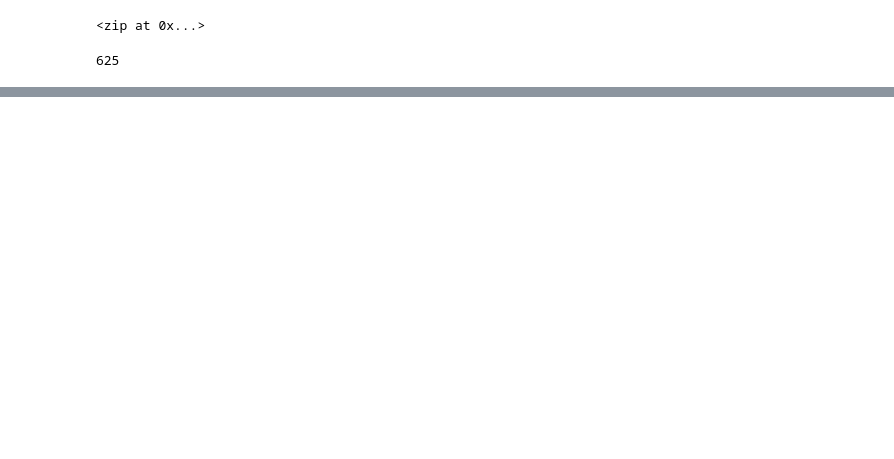
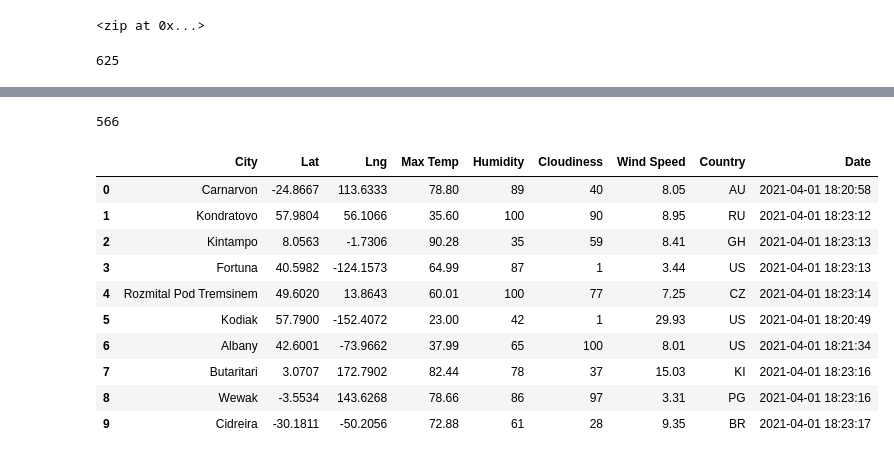
Before and after one commit to jackogross123/World_Weather_Analysis, a Jupyter notebook: WeatherPy.ipynb, the cells around one changed output, grey strips where cells are left out. Drawn from its saved outputs; the diff is of its cells as text; code cells hidden in the pictures; blank space fills up the shorter version.

```diff
--- a/WeatherPy.ipynb
+++ b/WeatherPy.ipynb
@@ -32,0 +121,21 @@ len(cities)
+# %%
+x = len(city_data)
+x
+# %% [output]
+566
+# %%
+# convert the array of dictionaries to a Pandas Dataframe
+city_data_df = pd.DataFrame(city_data)
+city_data_df.head(10)
+# %% [output]
+|  | City | Lat | Lng | Max Temp | Humidity | Cloudiness | Wind Speed | Country | Date |
+| 0 | Carnarvon | -24.8667 | 113.6333 | 78.80 | 89 | 40 | 8.05 | AU | 2021-04-01 18:20:58 |
+| 1 | Kondratovo | 57.9804 | 56.1066 | 35.60 | 100 | 90 | 8.95 | RU | 2021-04-01 18:23:12 |
+| 2 | Kintampo | 8.0563 | -1.7306 | 90.28 | 35 | 59 | 8.41 | GH | 2021-04-01 18:23:13 |
+| 3 | Fortuna | 40.5982 | -124.1573 | 64.99 | 87 | 1 | 3.44 | US | 2021-04-01 18:23:13 |
+| 4 | Rozmital Pod Tremsinem | 49.6020 | 13.8643 | 60.01 | 100 | 77 | 7.25 | CZ | 2021-04-01 18:23:14 |
+| 5 | Kodiak | 57.7900 | -152.4072 | 23.00 | 42 | 1 | 29.93 | US | 2021-04-01 18:20:49 |
+| 6 | Albany | 42.6001 | -73.9662 | 37.99 | 65 | 100 | 8.01 | US | 2021-04-01 18:21:34 |
+| 7 | Butaritari | 3.0707 | 172.7902 | 82.44 | 78 | 37 | 15.03 | KI | 2021-04-01 18:23:16 |
+| 8 | Wewak | -3.5534 | 143.6268 | 78.66 | 86 | 97 | 3.31 | PG | 2021-04-01 18:23:16 |
+| 9 | Cidreira | -30.1811 | -50.2056 | 72.88 | 61 | 28 | 9.35 | BR | 2021-04-01 18:23:17 |
```
Also changed, not shown: parts of 5 cells of this notebook, 4 other files.
